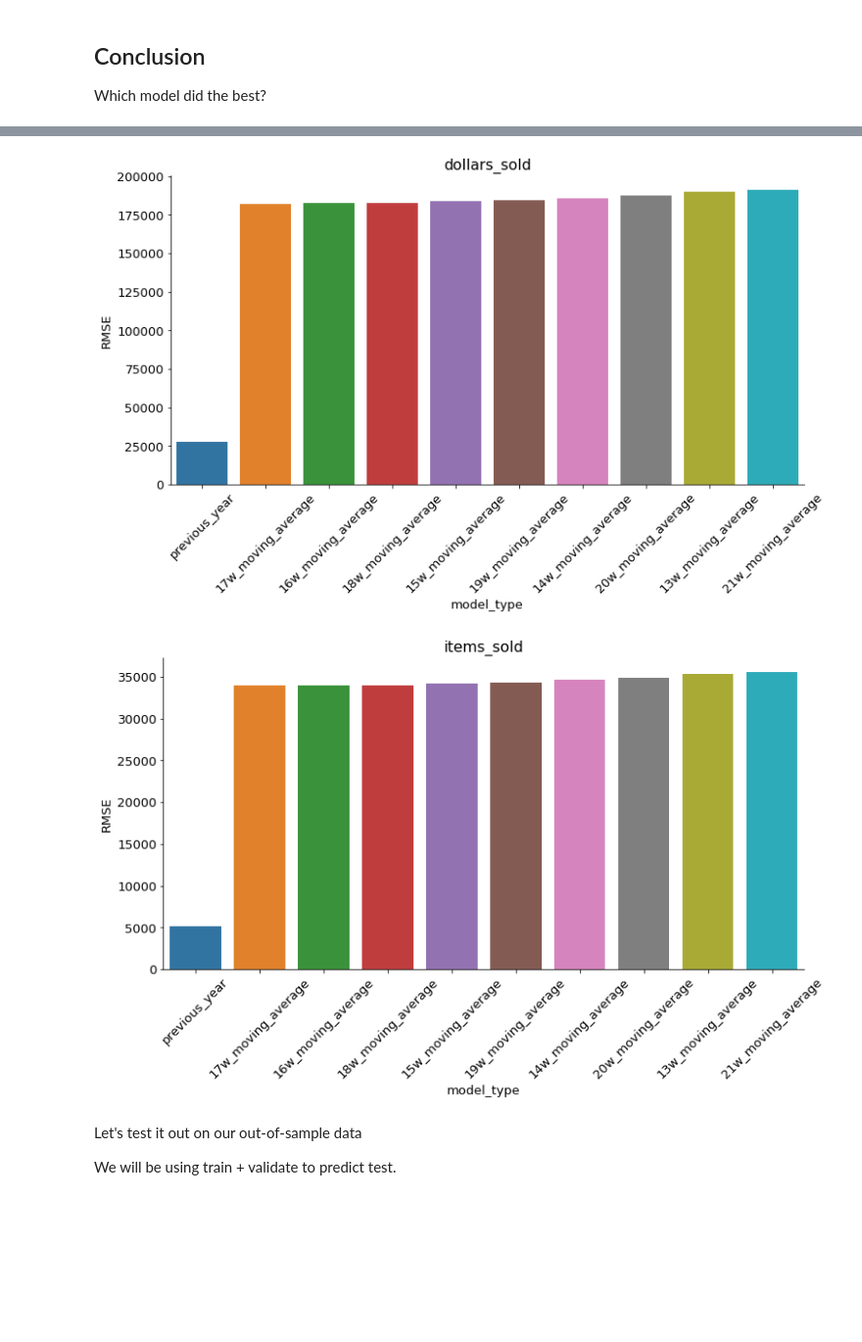
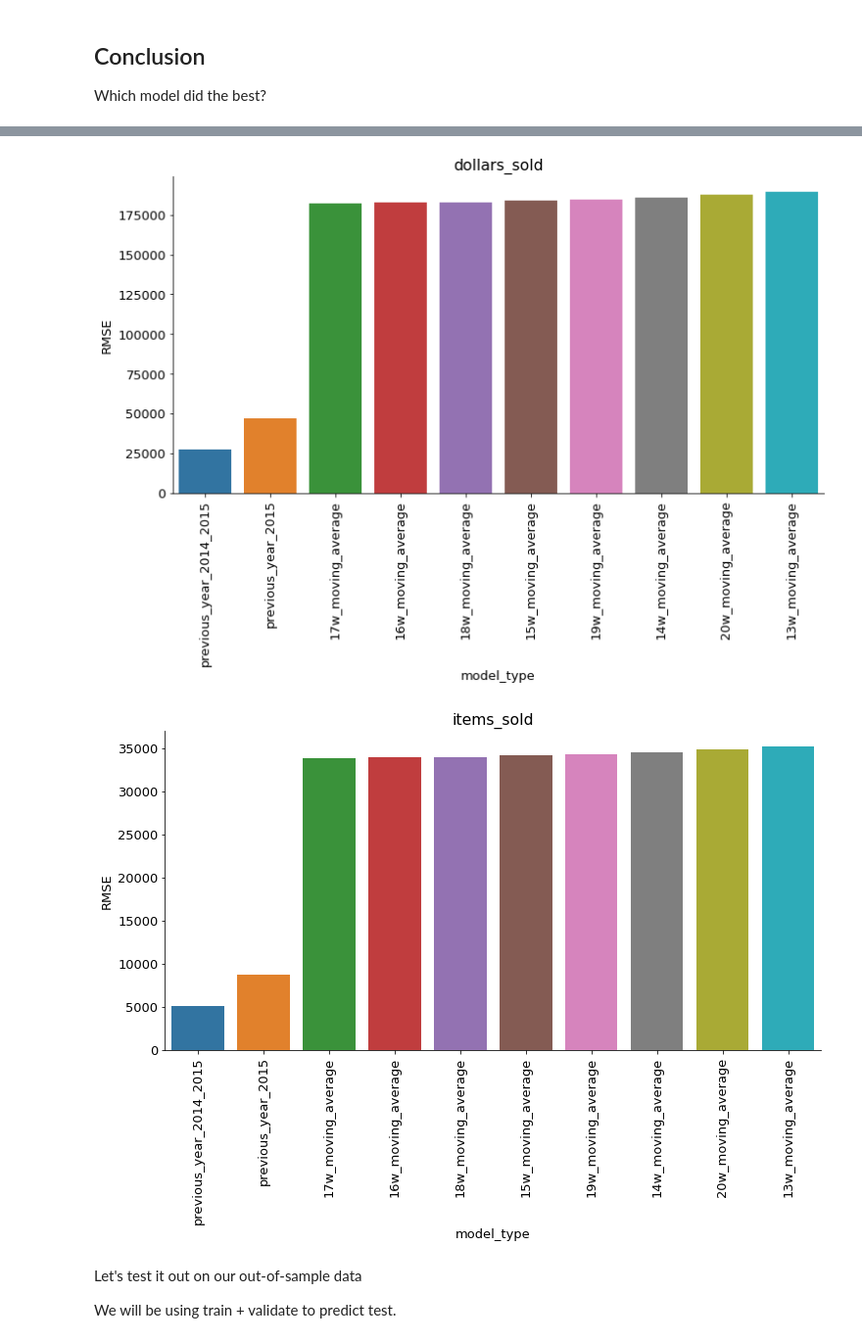
Before and after one commit to adam-talbot/time-series-exercises, a Jupyter notebook: model.ipynb, the cells around one changed output, grey strips where cells are left out. Shown at 98% size. Cells and saved outputs as stored; diff of their text form; code cells hidden in the pictures; blank space fills up the shorter version.

```diff
--- a/model.ipynb
+++ b/model.ipynb
@@ -687,3 +692,8 @@ plt.legend()
 plt.title('Visualizing Splits');
 # %% [output]
 [figure]
+# %%
+for col in train.columns:
+    print(col,'\n')
+    _ = sm.tsa.seasonal_decompose(train[col].resample('W').mean()).plot()
+    plt.show()
@@ -720,7 +735,7 @@ len(yhat_df)
 # %%
 for col in train.columns:
     plot_and_eval(target_var = col)
-    eval_df = append_eval_df(model_type = 'previous_year', target_var = col)
+    eval_df = append_eval_df(model_type = 'previous_year_2014_2015', target_var = col)
 # %% [output]
 dollars_sold --RMSE: 27725
 [figure]
@@ -728,0 +748,4 @@ items_sold --RMSE: 5115
+# %%
+train = df['2014':'2015']
+validate = df['2016']
+test = df['2017']
@@ -728,0 +795,4 @@ items_sold --RMSE: 5115
+# %%
+for col in train.columns:
+    plot_and_eval(target_var = col)
+    eval_df = append_eval_df(model_type = 'previous_year_2015', target_var = col)
@@ -770,16 +845,16 @@ eval_df.shape
 # %%
 for col in train.columns:
     x = eval_df[eval_df.target_var == col].sort_values(by='rmse').head(10)['model_type']
     y = eval_df[eval_df.target_var == col].sort_values(by='rmse').head(10)['rmse']
     plt.figure(figsize=(12, 6))
     sns.barplot(x, y)
     plt.title(col)
     plt.ylabel('RMSE')
-    plt.xticks(rotation=45)
+    plt.xticks(rotation=90)
     plt.show()
 # %% [output]
-[figure, old version]
+[figure, new version]
-[figure, old version]
+[figure, new version]
 # %% [markdown]
 Let's test it out on our out-of-sample data
 
```
Also changed, not shown: parts of 28 cells of this notebook.
